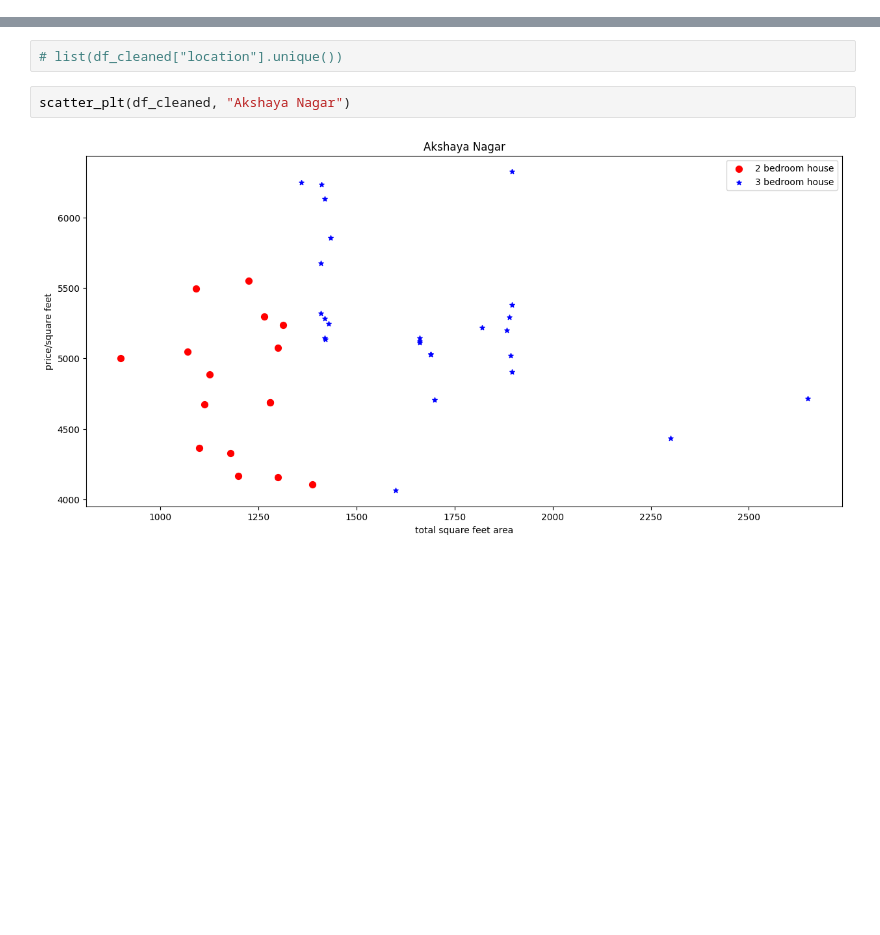
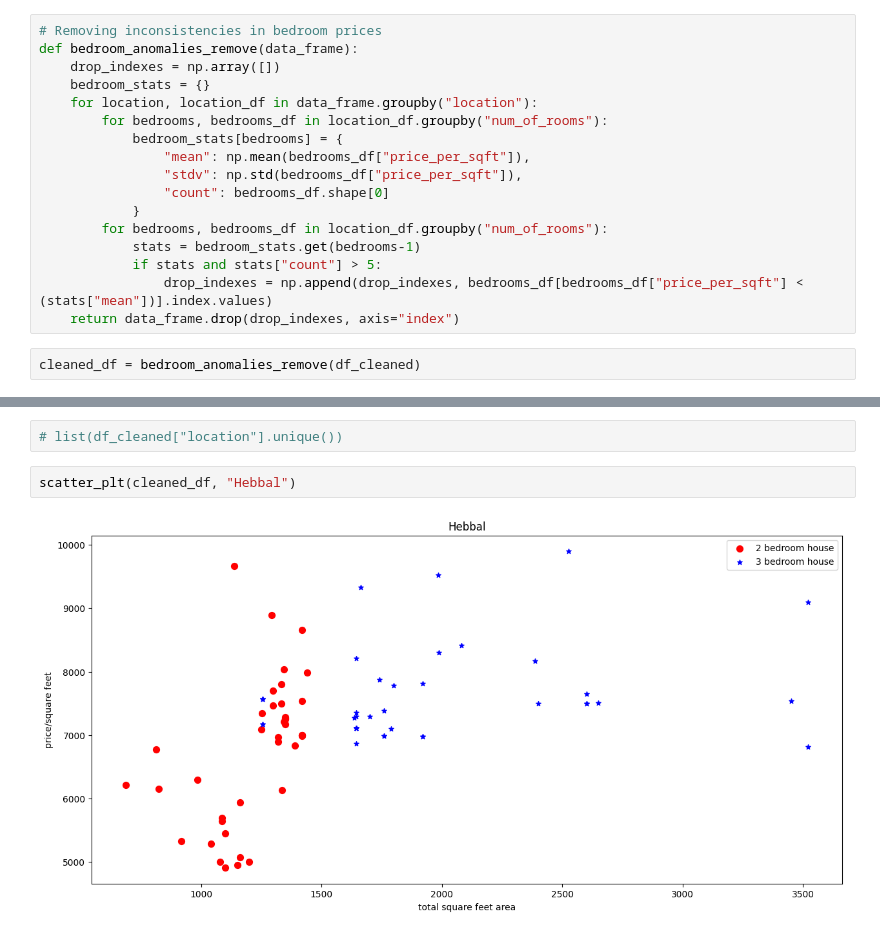
Before and after one commit to Chiemerie1/House_price_prediction, a Jupyter notebook: house_price_prediction.ipynb, the cells around one changed output, grey strips where cells are left out. Saved outputs shown, nothing was run; the diff lists cells and outputs as text; blank space fills up the shorter version.

Commit message:
cleaned bedroom outliers

```diff
--- a/house_price_prediction.ipynb
+++ b/house_price_prediction.ipynb
@@ -219,3 +219,22 @@ df_cleaned.head(2)
 |  | location | total_sqft | bath | price | num_of_rooms | price_per_sqft |
 | 0 | 1st Phase JP Nagar | 2825.0 | 4.0 | 250.0 | 4 | 8849.557522 |
 | 1 | 1st Phase JP Nagar | 1875.0 | 3.0 | 167.0 | 3 | 8906.666667 |
+# %%
+# Removing inconsistencies in bedroom prices
+def bedroom_anomalies_remove(data_frame):
+    drop_indexes = np.array([])
+    bedroom_stats = {}
+    for location, location_df in data_frame.groupby("location"):
+        for bedrooms, bedrooms_df in location_df.groupby("num_of_rooms"):
+            bedroom_stats[bedrooms] = {
+                "mean": np.mean(bedrooms_df["price_per_sqft"]),
+                "stdv": np.std(bedrooms_df["price_per_sqft"]),
+                "count": bedrooms_df.shape[0]
+            }
+        for bedrooms, bedrooms_df in location_df.groupby("num_of_rooms"):
+            stats = bedroom_stats.get(bedrooms-1)
+            if stats and stats["count"] > 5:
+                drop_indexes = np.append(drop_indexes, bedrooms_df[bedrooms_df["price_per_sqft"] < (stats["mean"])].index.values)
+    return data_frame.drop(drop_indexes, axis="index")
+# %%
+cleaned_df = bedroom_anomalies_remove(df_cleaned)
@@ -232,7 +267,7 @@ def scatter_plt(data_frame, location: str):
     plt.legend()
 # %%
 # list(df_cleaned["location"].unique())
-# %%
-scatter_plt(df_cleaned, "Akshaya Nagar")
-# %% [output]
-[figure, removed]
+# %%
+scatter_plt(cleaned_df, "Hebbal")
+# %% [output]
+[figure, added]
```
Also changed, not shown: parts of 6 cells of this notebook.
